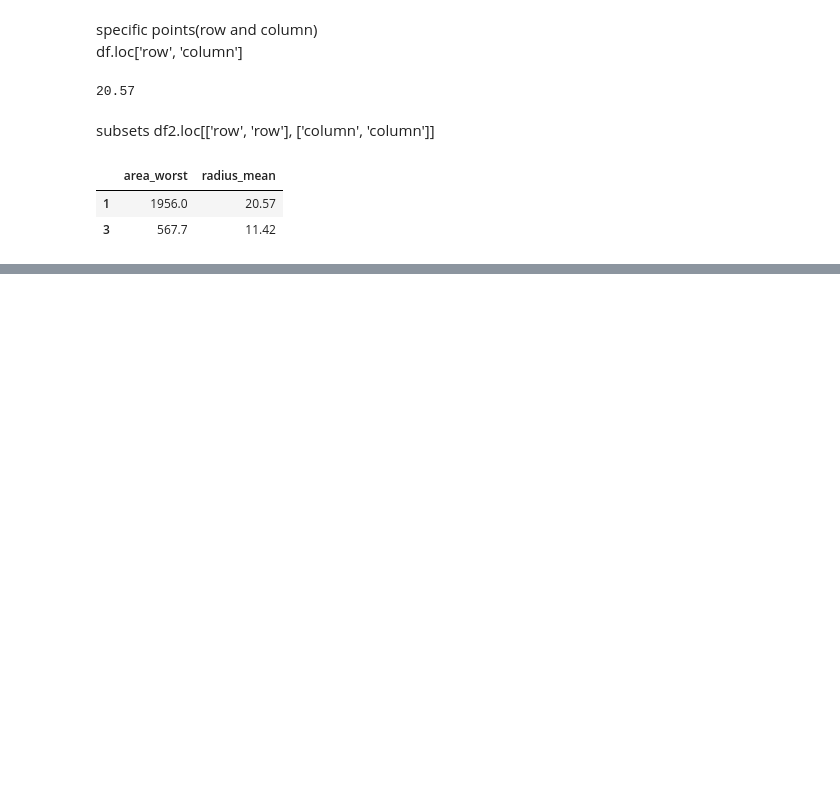
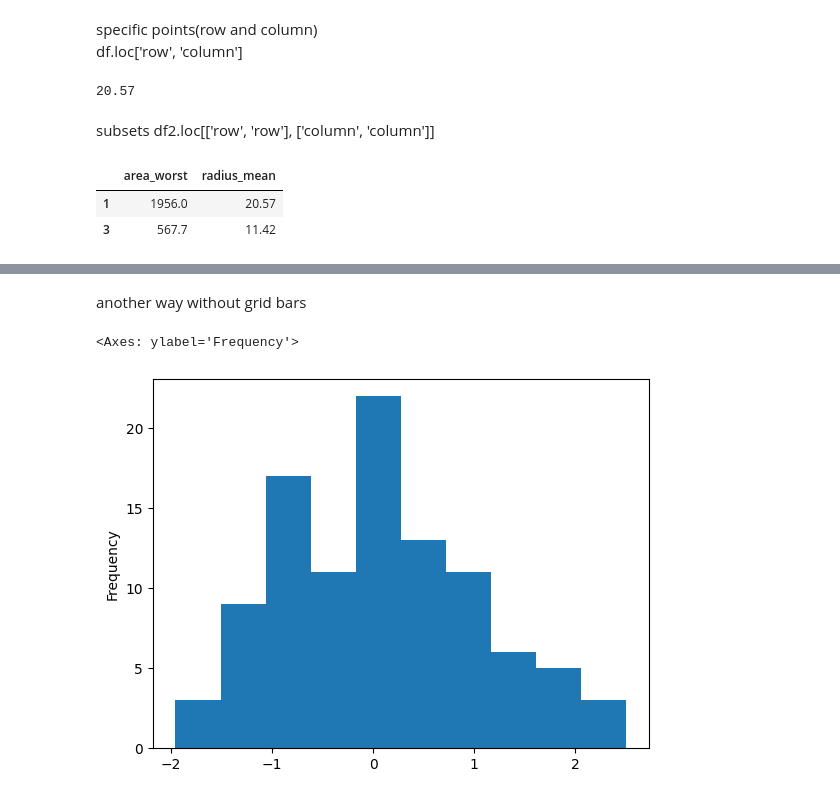
Before and after one commit to ukasz21/learning, a Jupyter notebook: numpy_tutorials/codemy_pandas_tutorial/pandas_codemy_pt2_28.ipynb, the cells around one changed output, grey strips where cells are left out. Cells and saved outputs as stored; diff of their text form; code cells hidden in the pictures; blank space fills up the shorter version.

```diff
--- a/numpy_tutorials/codemy_pandas_tutorial/pandas_codemy_pt2_28.ipynb
+++ b/numpy_tutorials/codemy_pandas_tutorial/pandas_codemy_pt2_28.ipynb
@@ -703,0 +1509,7 @@ df2.loc[[1, 3], ['area_worst', 'radius_mean']]
+# %% [markdown]
+another way without grid bars
+# %%
+df4['Wed'].plot(kind='hist')
+# %% [output]
+<Axes: ylabel='Frequency'>
+[figure, added]
```
Also changed, not shown: parts of 128 cells of this notebook.
